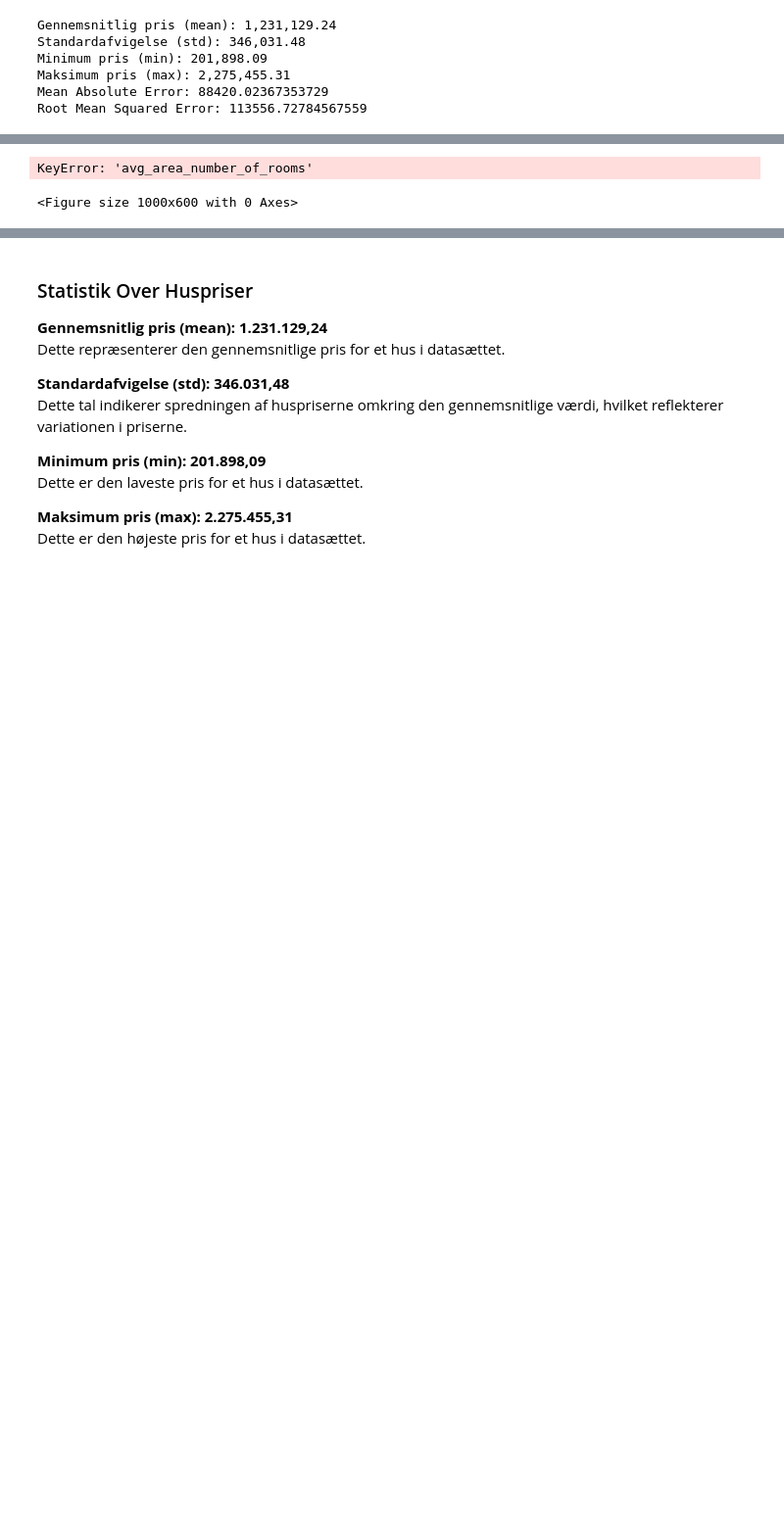
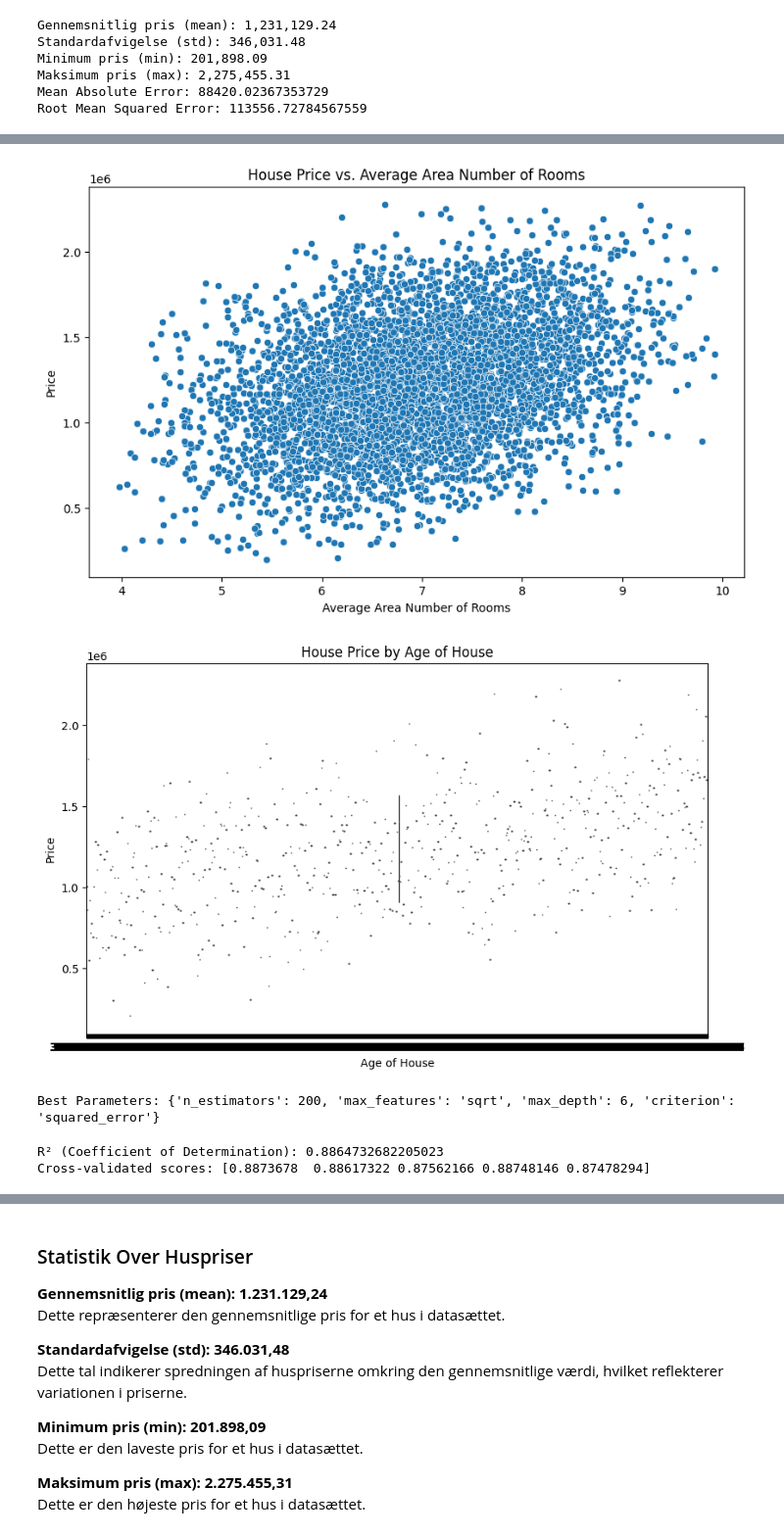
Before and after one commit to MalikKtK/EksameForberedelse, a Jupyter notebook: updated_mandatory2 (1).ipynb, the cells around one changed output, grey strips where cells are left out. Shown: that part at 98% size. Cells and saved outputs as stored; diff of their text form; code cells hidden in the pictures; blank space fills up the shorter version.

```diff
--- a/updated_mandatory2 (1).ipynb
+++ b/updated_mandatory2 (1).ipynb
@@ -80,29 +106,61 @@ Root Mean Squared Error: 113556.72784567559
 # %%
 
 # Histogram for house prices
 plt.figure(figsize=(10, 6))
 sns.histplot(data['price'], kde=True)
 plt.title('Distribution of House Prices')
 plt.xlabel('Price')
 plt.ylabel('Frequency')
 plt.show()
 
 # Scatter plot for price vs. area
 plt.figure(figsize=(10, 6))
-sns.scatterplot(x=data['avg_area_number_of_rooms'], y=data['price'])
+sns.scatterplot(x=data['avg_area_num_rooms'], y=data['price'])
 plt.title('House Price vs. Average Area Number of Rooms')
 plt.xlabel('Average Area Number of Rooms')
 plt.ylabel('Price')
 plt.show()
 
 # Box plot for price by age of house
 plt.figure(figsize=(10, 6))
-sns.boxplot(x=data['age_of_house'], y=data['price'])
+sns.boxplot(x=data['avg_area_house_age'], y=data['price'])
 plt.title('House Price by Age of House')
 plt.xlabel('Age of House')
 plt.ylabel('Price')
 plt.show()
 # %% [output]
 [figure]
-KeyError: 'avg_area_number_of_rooms'
-<Figure size 1000x600 with 0 Axes>
+[figure, added]
+[figure, added]
+# %%
+from sklearn.model_selection import RandomizedSearchCV
+
+# Simplified and smaller parameter grid
+param_grid = {
+    'n_estimators': [100, 200],
+    'max_features': ['sqrt', 'log2'],  # Removed 'auto'
+    'max_depth': [4, 6],
+    'criterion': ['squared_error', 'absolute_error']
+}
+
+# Continue with RandomizedSearchCV
+CV_rfr = RandomizedSearchCV(estimator=model, param_distributions=param_grid, n_iter=10, cv=3, n_jobs=-1)
+CV_rfr.fit(X_train, y_train)
+print("Best Parameters:", CV_rfr.best_params_)
+# %% [output]
+Best Parameters: {'n_estimators': 200, 'max_features': 'sqrt', 'max_depth': 6, 'criterion': 'squared_error'}
+# %%
+
+from sklearn.metrics import r2_score
+from sklearn.model_selection import cross_val_score
+
+# R² score
+r2 = r2_score(y_test, predictions)
+print("R² (Coefficient of Determination):", r2)
+
+# Cross-validation
+cv_scores = cross_val_score(model, X, y, cv=5)
+print("Cross-validated scores:", cv_scores)
+# %% [output]
+R² (Coefficient of Determination): 0.8864732682205023
+Cross-validated scores: [0.8873678  0.88617322 0.87562166 0.88748146 0.87478294]
```
Also changed, not shown: parts of 14 cells of this notebook.
